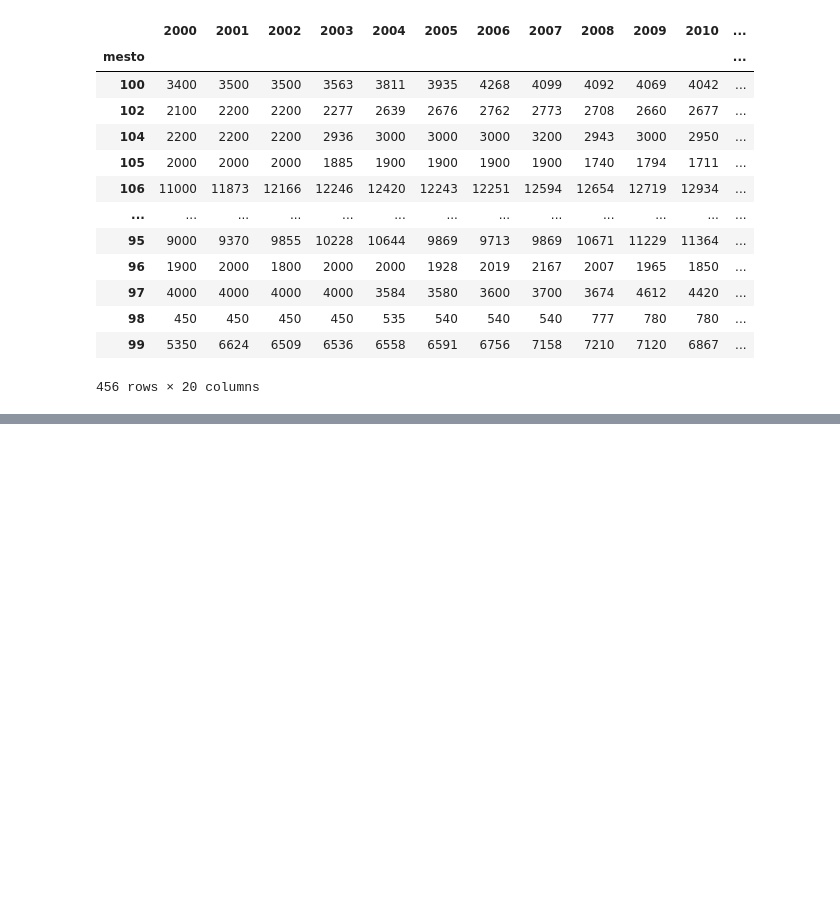
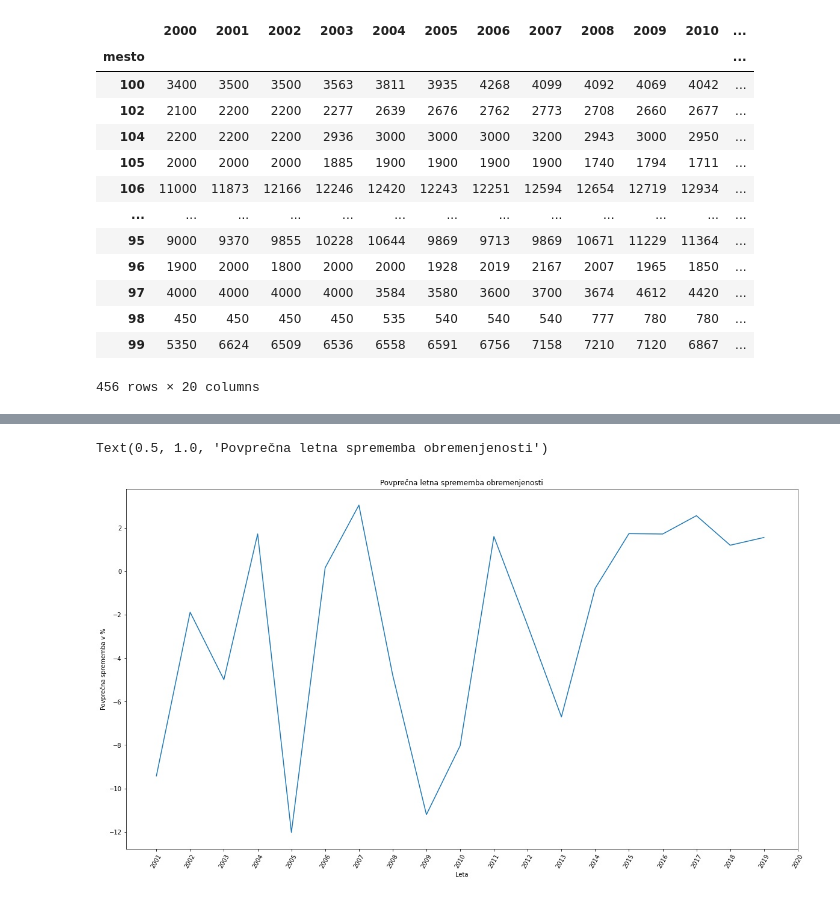
Before and after one commit to BeniKovac/PR21BKKTKVD, a Jupyter notebook: 4_vprasanje.ipynb, the cells around one changed output, grey strips where cells are left out. Cells and saved outputs as stored; diff of their text form; code cells hidden in the pictures; blank space fills up the shorter version.

```diff
--- a/4_vprasanje.ipynb
+++ b/4_vprasanje.ipynb
@@ -246,0 +241,6 @@ ValueError: No axis named 100 for object type DataFrame
+# %%
+spremembe = pd.DataFrame(columns= [a for a in range(2001,2020)])
+# %%
+for i in range(2001, 2020):
+    for index, row in main.iterrows():
+        spremembe.at[index, i] = (row[i]-row[i-1])/(row[i]/100)
@@ -246,0 +286,10 @@ ValueError: No axis named 100 for object type DataFrame
+# %%
+plt.figure(figsize=(20,11))
+plt.plot(spremembe.mean())
+plt.xlabel("Leta")
+plt.ylabel("Povprečna sprememba v %")
+plt.xticks(range(2001,2021), rotation=60)
+plt.title("Povprečna letna sprememba obremenjenosti")
+# %% [output]
+Text(0.5, 1.0, 'Povprečna letna sprememba obremenjenosti')
+[figure, added]
```
Also changed, not shown: parts of 8 cells of this notebook, 2 other files.
